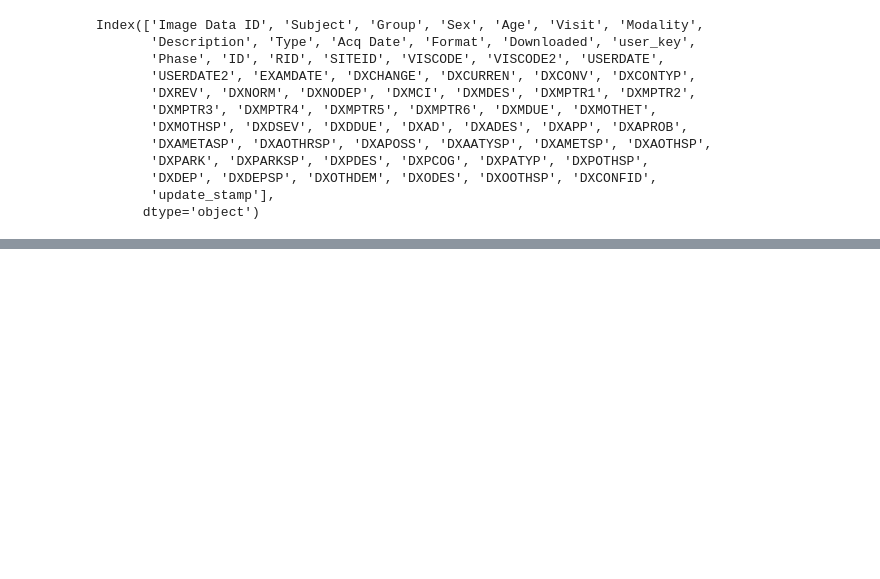
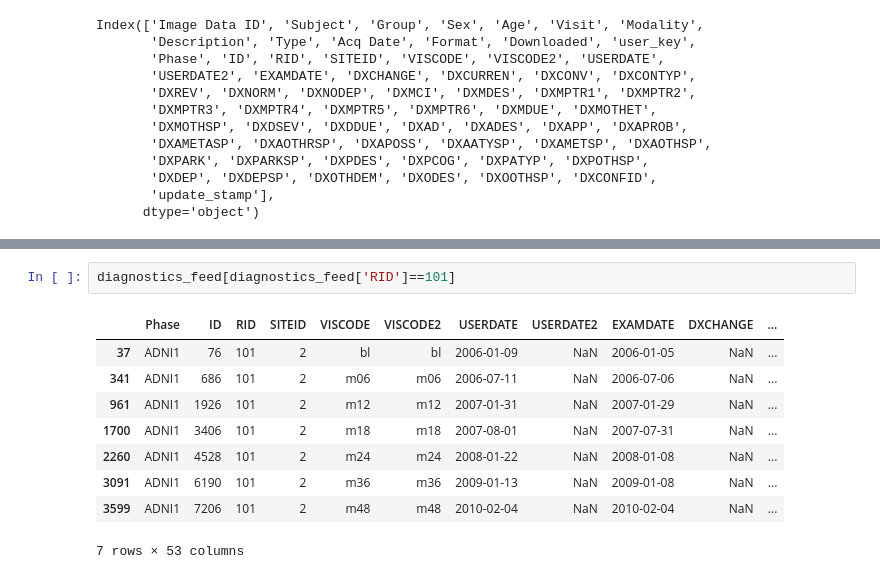
Before and after one commit to boreshkinai/longitudinal-analysis, a Jupyter notebook: adni1_descriptive_stats.ipynb, the cells around one changed output, grey strips where cells are left out. Drawn from its saved outputs; the diff is of its cells as text; blank space fills up the shorter version.

```diff
--- a/adni1_descriptive_stats.ipynb
+++ b/adni1_descriptive_stats.ipynb
@@ -129,0 +272,12 @@ imaging_and_diagnostics[imaging_and_diagnostics['DXCURREN'].isnull()].transpose(
+# %%
+diagnostics_feed[diagnostics_feed['RID']==101]
+# %% [output]
+|  | Phase | ID | RID | SITEID | VISCODE | VISCODE2 | USERDATE | USERDATE2 | EXAMDATE | DXCHANGE | ... |
+| 37 | ADNI1 | 76 | 101 | 2 | bl | bl | 2006-01-09 | NaN | 2006-01-05 | NaN | ... |
+| 341 | ADNI1 | 686 | 101 | 2 | m06 | m06 | 2006-07-11 | NaN | 2006-07-06 | NaN | ... |
+| 961 | ADNI1 | 1926 | 101 | 2 | m12 | m12 | 2007-01-31 | NaN | 2007-01-29 | NaN | ... |
+| 1700 | ADNI1 | 3406 | 101 | 2 | m18 | m18 | 2007-08-01 | NaN | 2007-07-31 | NaN | ... |
+| 2260 | ADNI1 | 4528 | 101 | 2 | m24 | m24 | 2008-01-22 | NaN | 2008-01-08 | NaN | ... |
+| 3091 | ADNI1 | 6190 | 101 | 2 | m36 | m36 | 2009-01-13 | NaN | 2009-01-08 | NaN | ... |
+| 3599 | ADNI1 | 7206 | 101 | 2 | m48 | m48 | 2010-02-04 | NaN | 2010-02-04 | NaN | ... |
+7 rows × 53 columns
```
Also changed, not shown: parts of 12 cells of this notebook, 2 other files.
